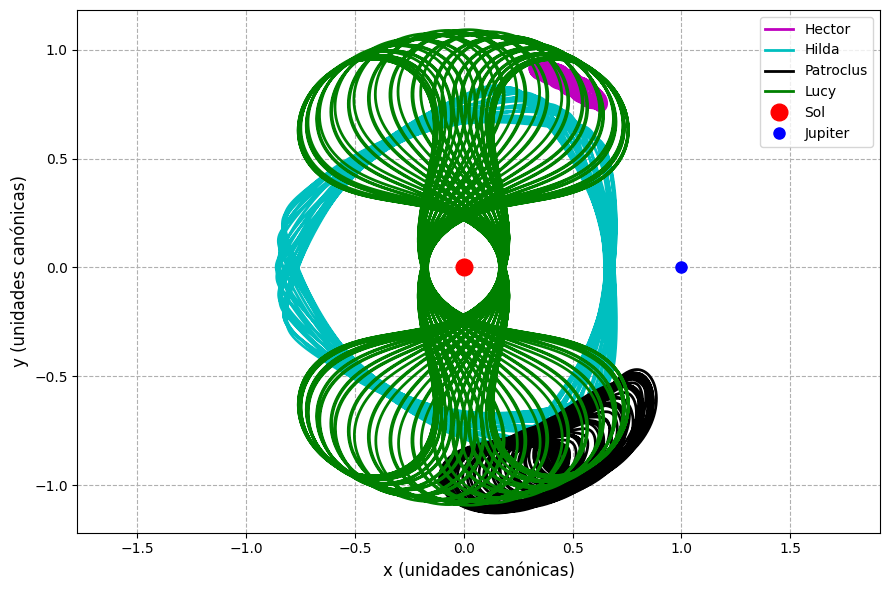
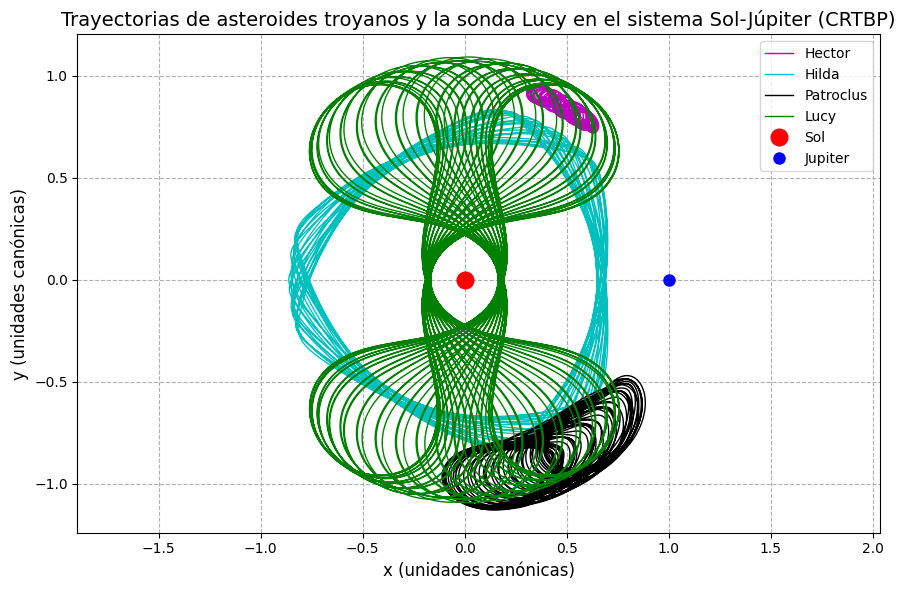
The notebook cell's code change between the first figure and the second:
--- before
+++ after
@@ -1,8 +1,9 @@
 plt.figure(figsize=(6*1.5, 4*1.5))
 
-plt.plot(rs_Hector[:,0], rs_Hector[:,1], "-m", lw=2, label="Hector")
-plt.plot(rs_Hilda[:,0], rs_Hilda[:,1], "-c", lw=2, label="Hilda")
-plt.plot(rs_Patroclus[:,0], rs_Patroclus[:,1], "-k", lw=2, label="Patroclus")
-plt.plot(rs_Lucy[:,0], rs_Lucy[:,1], "-g", lw=2, label="Lucy")
+plt.title('Trayectorias de asteroides troyanos y la sonda Lucy en el sistema Sol-Júpiter (CRTBP)', fontsize=14)
+plt.plot(rs_Hector[:,0], rs_Hector[:,1], "-m", lw=1, label="Hector")
+plt.plot(rs_Hilda[:,0], rs_Hilda[:,1], "-c", lw=1, label="Hilda")
+plt.plot(rs_Patroclus[:,0], rs_Patroclus[:,1], "-k", lw=1, label="Patroclus")
+plt.plot(rs_Lucy[:,0], rs_Lucy[:,1], "-g", lw=1, label="Lucy")
 
 plt.plot(-alpha, 0, 'o', color='red', markersize=12, label='Sol')
@@ -16,3 +17,4 @@
 
 plt.legend()
-plt.tight_layout();
+plt.tight_layout()
+plt.savefig('fig_trayectorias_rotantes.png', dpi=300);

Commit: Modifico el gráfico del sistema rotante y del sistema inercial